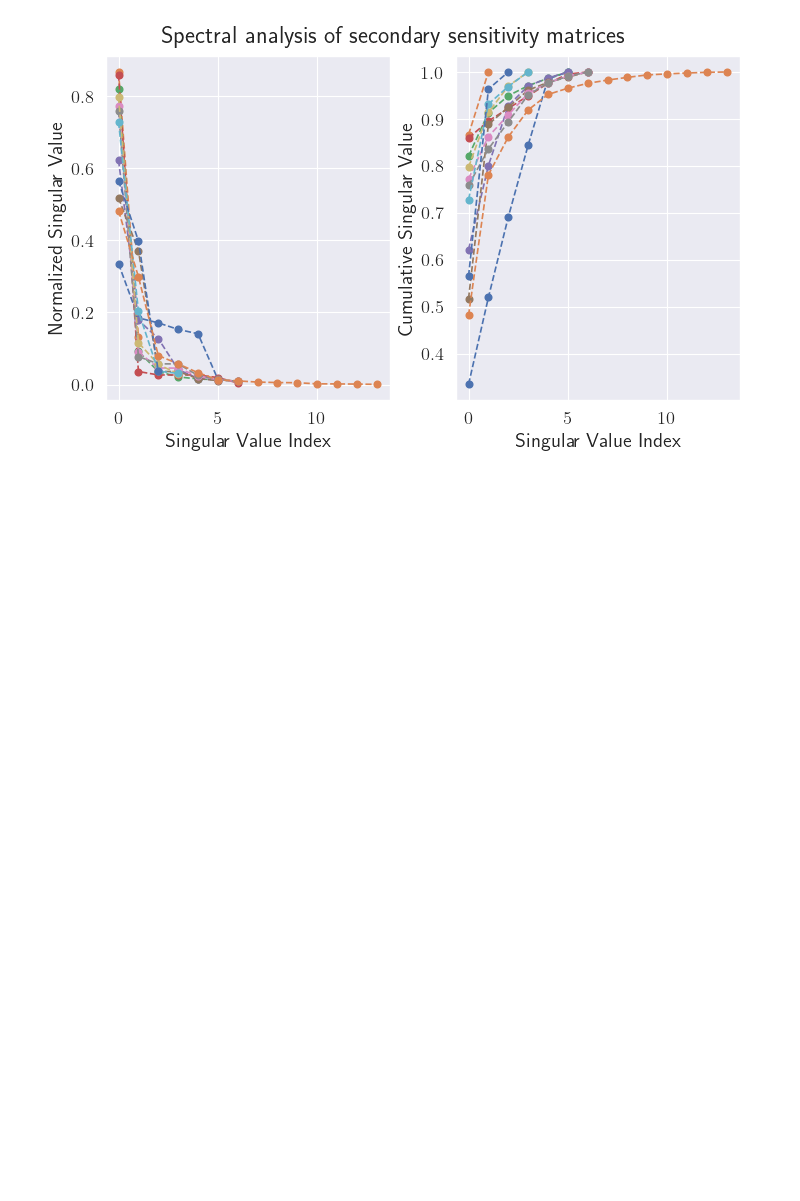
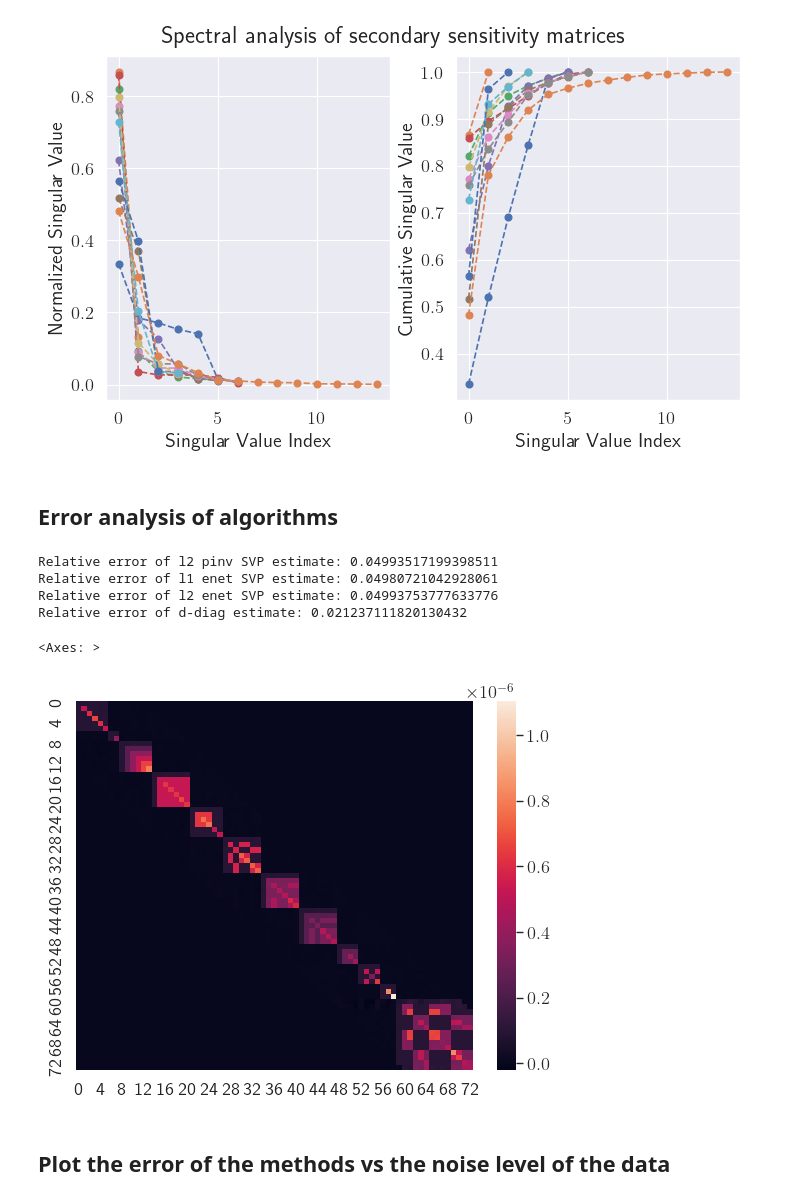
Before and after one commit to samtalki/yadi, a Jupyter notebook: notebooks/secondary_spectral_example.ipynb, the cells around one changed output. Drawn from its saved outputs; the diff is of its cells as text; code cells hidden in the pictures; blank space fills up the shorter version.

Commit message:
compare structured vs regularized on rand. data

```diff
--- a/notebooks/secondary_spectral_example.ipynb
+++ b/notebooks/secondary_spectral_example.ipynb
@@ -345,19 +350,0 @@ Rel err:  0.006683785628772006
-# %%
-sigma_deltaV = 0.01
-noise_sigma = np.linspace(0.01,0.1,100)
-dense_rel_errs = []
-blkdiag_rel_errs = []
-for sigma in noise_sigma:
-    # a "ground truth" perturbation in voltage, and the corresponding injection change.
-    v_obs_true = v + sigma_deltaV*np.random.randn(len(v)) # observed voltage
-    deltaX_true = np.linalg.inv(Svp)@(v_obs_true-v)
-
-    # Observed voltage with noise
-    v_obs = v_obs_true + sigma*np.random.randn(len(v)) # observed voltage
-    hat_deltaX = np.linalg.inv(Svp)@(v_obs-v)
-    hat_deltaX_blk = np.linalg.inv(Svp_blkdiag)@(v_obs-v)
-
-    blkdiag_rel_errs.append(np.linalg.norm(deltaX_true-hat_deltaX_blk)/np.linalg.norm(deltaX_true)*100)
-    dense_rel_errs.append(np.linalg.norm(deltaX_true-hat_deltaX)/np.linalg.norm(deltaX_true)*100)
-plt.plot(noise_sigma,dense_rel_errs,label="dense")
-plt.plot(noise_sigma,blkdiag_rel_errs,label="blkdiag")
@@ -640,0 +709,2 @@ FOR
+# %% [markdown]
+## Error analysis of algorithms
@@ -640,0 +795,35 @@ FOR
+# %%
+#params:
+beta = 1e-6
+alpha = 1e-6
+
+n_nodes = Svp.shape[0]
+m_measurements = int((24*60)/15) #15 minute granularity, 1 day.
+dP = np.random.normal(loc=0,scale=np.abs(np.mean(p0)),size=(n_nodes,m_measurements))
+dV = Svp@dP
+dV_obs = dV + np.random.normal(loc=0,scale=np.abs(np.mean(dV)),size=(n_nodes,m_measurements))
+
+
+#Estimation procedures
+svp_hat_pinv_l2 = dV_obs@np.linalg.pinv(dP)#l2_min_norm(dP,dV_obs,1e-12)#
+svp_hat_enet_l1 = elastic_net(dP,dV_obs,alpha=0,beta=beta)
+svp_hat_enet_l2 = elastic_net(dP,dV_obs,alpha=alpha,beta=0)
+svp_hat_local = local_pinv_min_norm(dP,dV_obs,d=29)
+
+#print relative error:
+print("Relative error of l2 pinv SVP estimate: {}".format(np.linalg.norm(svp_hat_pinv_l2-Svp)/np.linalg.norm(Svp)))
+print("Relative error of l1 enet SVP estimate: {}".format(np.linalg.norm(svp_hat_enet_l1-Svp)/np.linalg.norm(Svp)))
+print("Relative error of l2 enet SVP estimate: {}".format(np.linalg.norm(svp_hat_enet_l2-Svp)/np.linalg.norm(Svp)))
+print("Relative error of d-diag estimate: {}".format(np.linalg.norm(svp_hat_local-Svp)/np.linalg.norm(Svp)))
+# %% [output]
+Relative error of l2 pinv SVP estimate: 0.04993517199398511
+Relative error of l1 enet SVP estimate: 0.04980721042928061
+Relative error of l2 enet SVP estimate: 0.04993753777633776
+Relative error of d-diag estimate: 0.021237111820130432
+# %%
+sns.heatmap(svp_hat_local)
+# %% [output]
+<Axes: >
+[figure, added]
+# %% [markdown]
+## Plot the error of the methods vs the noise level of the data
```
Also changed, not shown: parts of 22 cells of this notebook, 2 other files.
